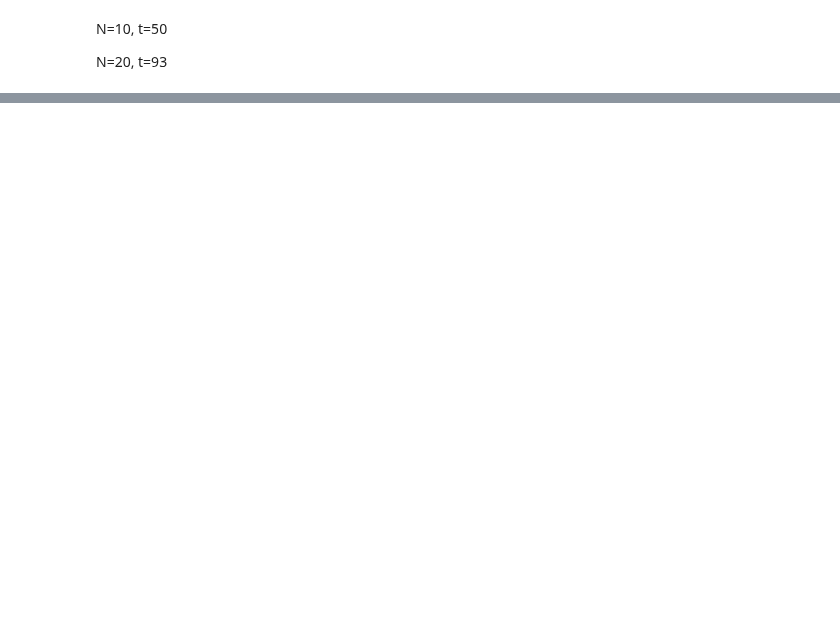
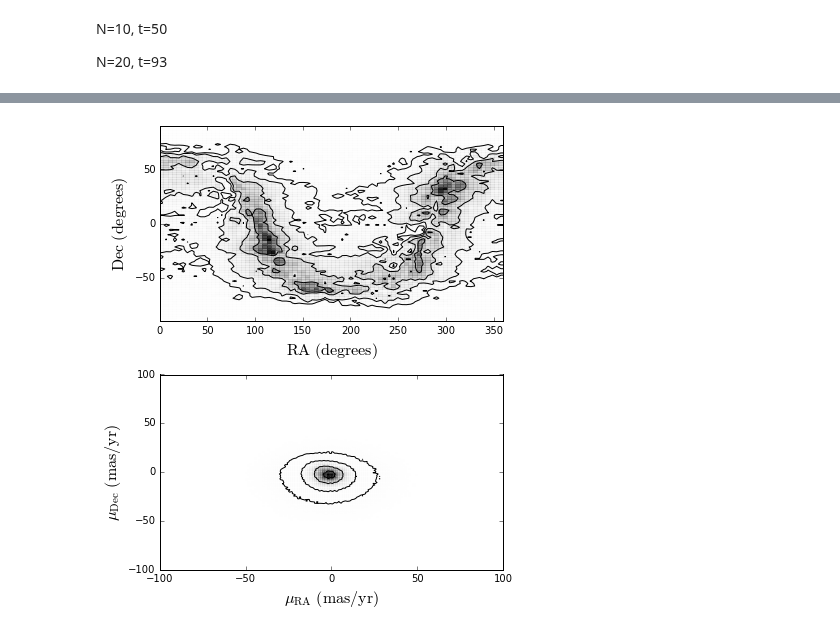
Before and after one commit to astroJeff/gaia_binaries, a Jupyter notebook: notebooks/Tycho-2_test.ipynb, the cells around one changed output, grey strips where cells are left out. Cells and saved outputs as stored; diff of their text form; code cells hidden in the pictures; blank space fills up the shorter version.

Commit message:
Updated Tycho-2 notebook, added a test notebook, moved search algorithm to src/P_posterior.py

```diff
--- a/notebooks/Tycho-2_test.ipynb
+++ b/notebooks/Tycho-2_test.ipynb
@@ -190,0 +421,23 @@ print prob_out
+# %%
+fig, ax = plt.subplots(2,1, figsize=(6,7))
+
+contourf_kwargs = {'bins':80}
+corner.hist2d(t['ra'], t['dec'], range=[(0,360),(-90,90)], ax=ax[0], plot_datapoints=False, **contourf_kwargs)
+#plt.scatter(t['ra'], t['dec'], marker='.', alpha=0.1)
+ax[0].set_xlim(0,360)
+ax[0].set_ylim(-90,90)
+ax[0].set_xlabel(r'${\rm RA\ (degrees)}$', size=16)
+ax[0].set_ylabel(r'${\rm Dec\ (degrees)}$', size=16)
+
+contourf_kwargs = {'bins':80}
+corner.hist2d(t['mu_ra'], t['mu_dec'], range=[(-50,50),(-50,50)], ax=ax[1], plot_datapoints=False, **contourf_kwargs)
+ax[1].set_xlabel(r'$\mu_{\rm RA}\ {\rm (mas/yr)}$', size=16)
+ax[1].set_ylabel(r'$\mu_{\rm Dec}\ {\rm (mas/yr)}$', size=16)
+ax[1].set_xlim(-100,100)
+ax[1].set_ylim(-100,100)
+
+plt.tight_layout()
+plt.savefig('../figures/tycho-2_pos_mu.pdf')
+#plt.show()
+# %% [output]
+[figure, added]
```
Also changed, not shown: parts of 14 cells of this notebook, 2 other files.
